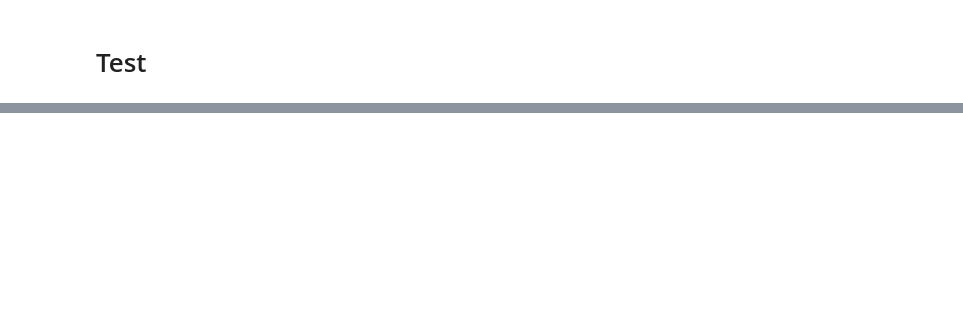
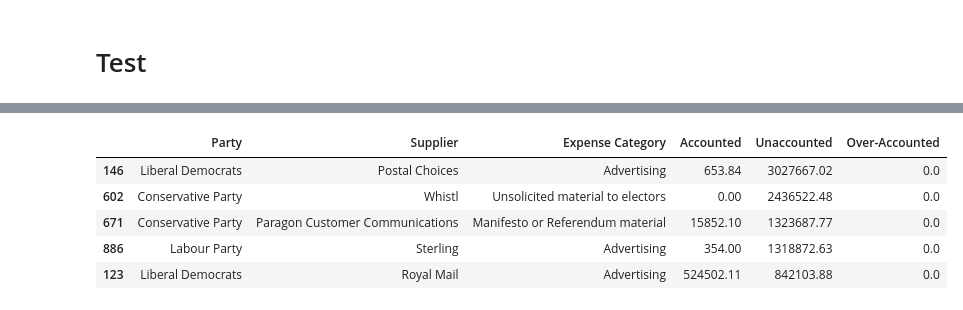
Before and after one commit to LukasKG/DISCUS_PoliticalSpending, a Jupyter notebook: connect_data.ipynb, the cells around one changed output, grey strips where cells are left out. Cells and saved outputs as stored; diff of their text form; code cells hidden in the pictures; blank space fills up the shorter version.

```diff
--- a/connect_data.ipynb
+++ b/connect_data.ipynb
@@ -44,7 +62,10 @@ total_accounted = 0
 total_unaccounted = 0
 total_overaccounted = 0
 
+positions = []
+
 for party in parties:
+    print(f"Party: {party}")
     output += '\n####################################################################################\n  '+party+'\n####################################################################################\n\n'
     sub_party_coding = data_coding[ data_coding['Party']==party ]
     sub_party_invoice = data_invoice[ data_invoice['RegulatedEntityName']==party ]
@@ -68,9 +89,29 @@ for party in parties:
             sub_pos_invoice = sub_cat_invoice[ sub_cat_invoice['SupplierName']==supplier ]
             filed = sub_pos_invoice['TotalExpenditure'].sum()
 
-            accounted += min(spent,filed)
-            unaccounted += max(spent-filed,0)
-            overaccounted += max(filed-spent,0)
+            sup_accounted = min(spent,filed)
+
+            if spent-filed > 0.1:
+                sup_unaccounted = spent-filed
+            else:
+                sup_unaccounted = 0
+
+            if filed-spent > 0.1:
+                sup_overaccounted = filed-spent
+            else:
+                sup_overaccounted = 0
+
+            positions.append([party, supplier, category, sup_accounted, sup_unaccounted, sup_overaccounted])
+
+            sup_sum = sup_accounted+sup_unaccounted+sup_overaccounted
+
+            if sup_unaccounted > 0 or sup_overaccounted > 0:
+                print(f"{party} - {category} - {supplier}: Accounted = £{sup_accounted:.2f} ({(100*sup_accounted/sup_sum):.2f}%) "
+                      + f"| Unaccounted = £{sup_unaccounted:.2f} ({(100*sup_unaccounted/sup_sum):.2f}%) | Over-Accounted = £{sup_overaccounted:.2f} ({(100*sup_overaccounted/sup_sum):.2f}%)")
+
+            accounted += sup_accounted
+            unaccounted += sup_unaccounted
+            overaccounted += sup_overaccounted
 
         party_accounted += accounted
         party_unaccounted += unaccounted
@@ -84,6 +125,5 @@ for party in parties:
     total_unaccounted += party_unaccounted
     total_overaccounted += party_overaccounted
 
-print(get_accounted_output('Overall',total_accounted,total_unaccounted,total_overaccounted))
-print(output)
+df = pd.DataFrame(positions, columns=['Party', 'Supplier', 'Expense Category', 'Accounted', 'Unaccounted', 'Over-Accounted'])
 # %% [output]
@@ -106,0 +168,10 @@ Overall:                                               accounted = £33074672.83
+# %%
+df = df.sort_values(by=['Unaccounted'], ascending=False)
+df.head()
+# %% [output]
+|  | Party | Supplier | Expense Category | Accounted | Unaccounted | Over-Accounted |
+| 146 | Liberal Democrats | Postal Choices | Advertising | 653.84 | 3027667.02 | 0.0 |
+| 602 | Conservative Party | Whistl | Unsolicited material to electors | 0.00 | 2436522.48 | 0.0 |
+| 671 | Conservative Party | Paragon Customer Communications | Manifesto or Referendum material | 15852.10 | 1323687.77 | 0.0 |
+| 886 | Labour Party | Sterling | Advertising | 354.00 | 1318872.63 | 0.0 |
+| 123 | Liberal Democrats | Royal Mail | Advertising | 524502.11 | 842103.88 | 0.0 |
```
Also changed, not shown: parts of 11 cells of this notebook, 3 other files.
